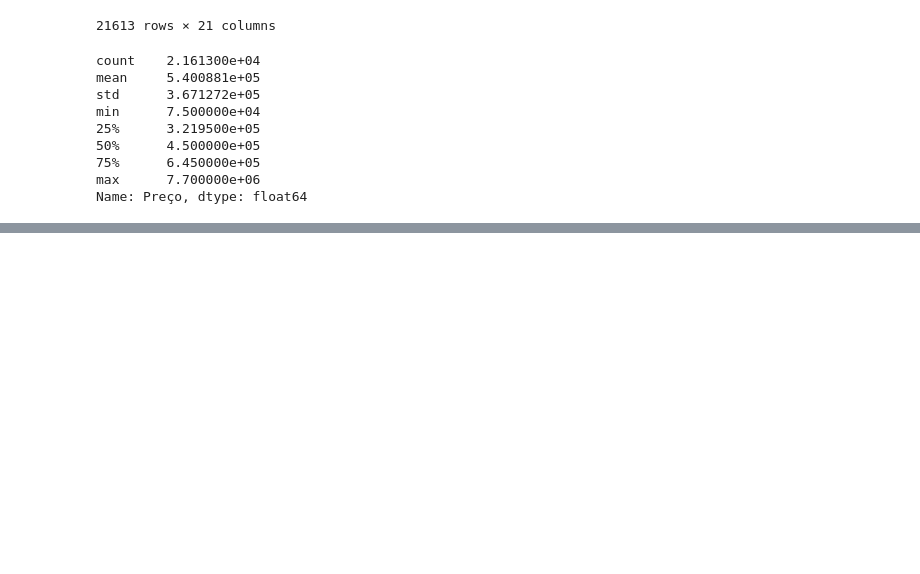
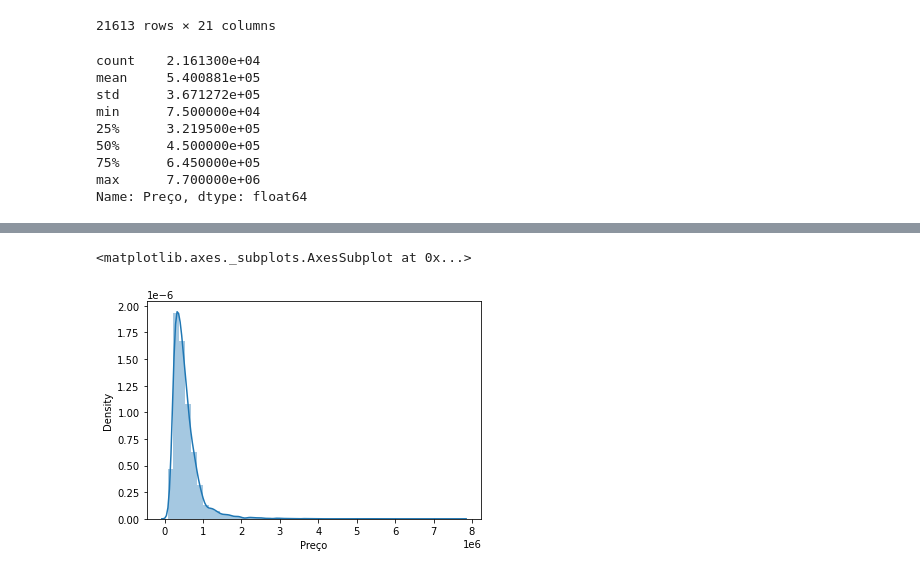
Before and after one commit to DatadevWil/Estudo, a Jupyter notebook: King_County_Desafio.ipynb, the cells around one changed output, grey strips where cells are left out. Cells and saved outputs as stored; diff of their text form; code cells hidden in the pictures; blank space fills up the shorter version.

```diff
--- a/King_County_Desafio.ipynb
+++ b/King_County_Desafio.ipynb
@@ -109,0 +194,5 @@ TypeError: ignored
+# %%
+sns.distplot(base['Preço'])
+# %% [output]
+<matplotlib.axes._subplots.AxesSubplot at 0x...>
+[figure, added]
```
Also changed, not shown: parts of 11 cells of this notebook.
